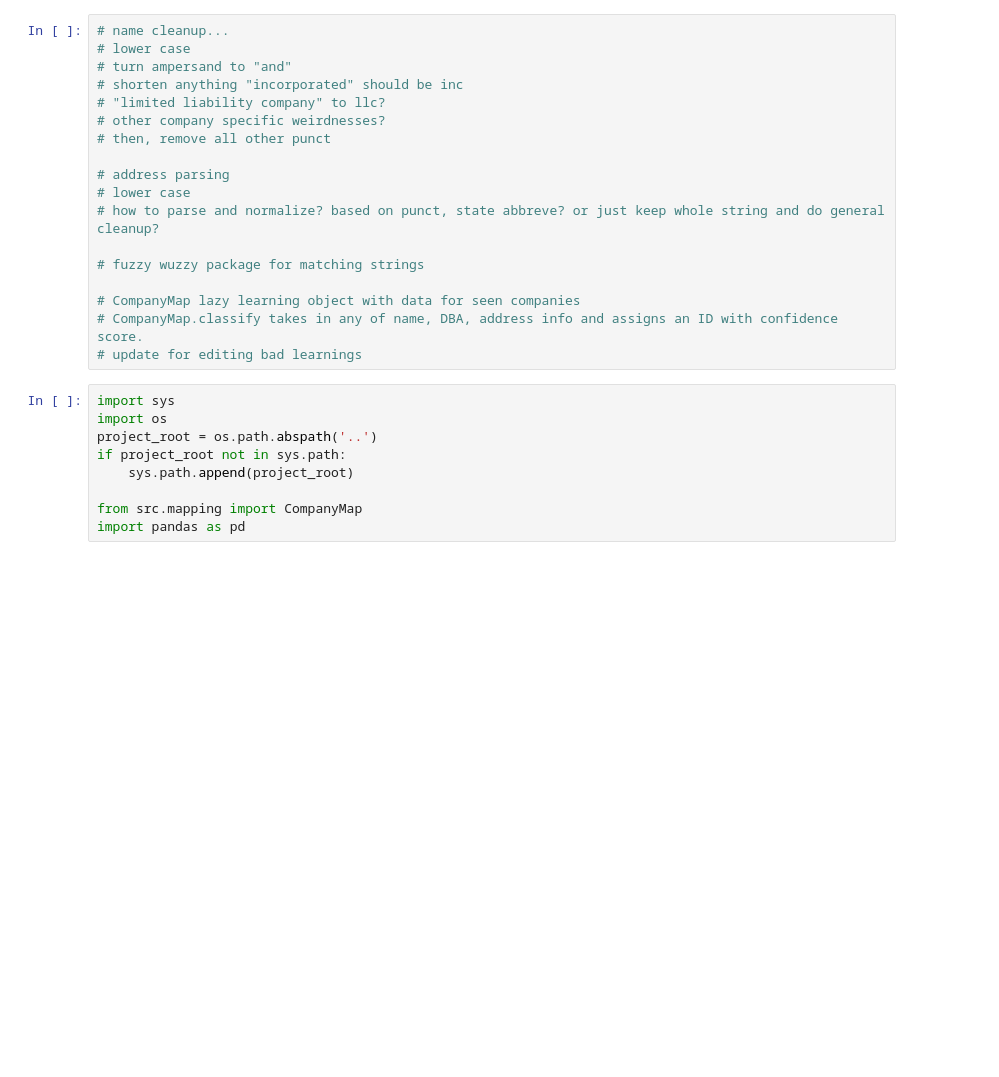
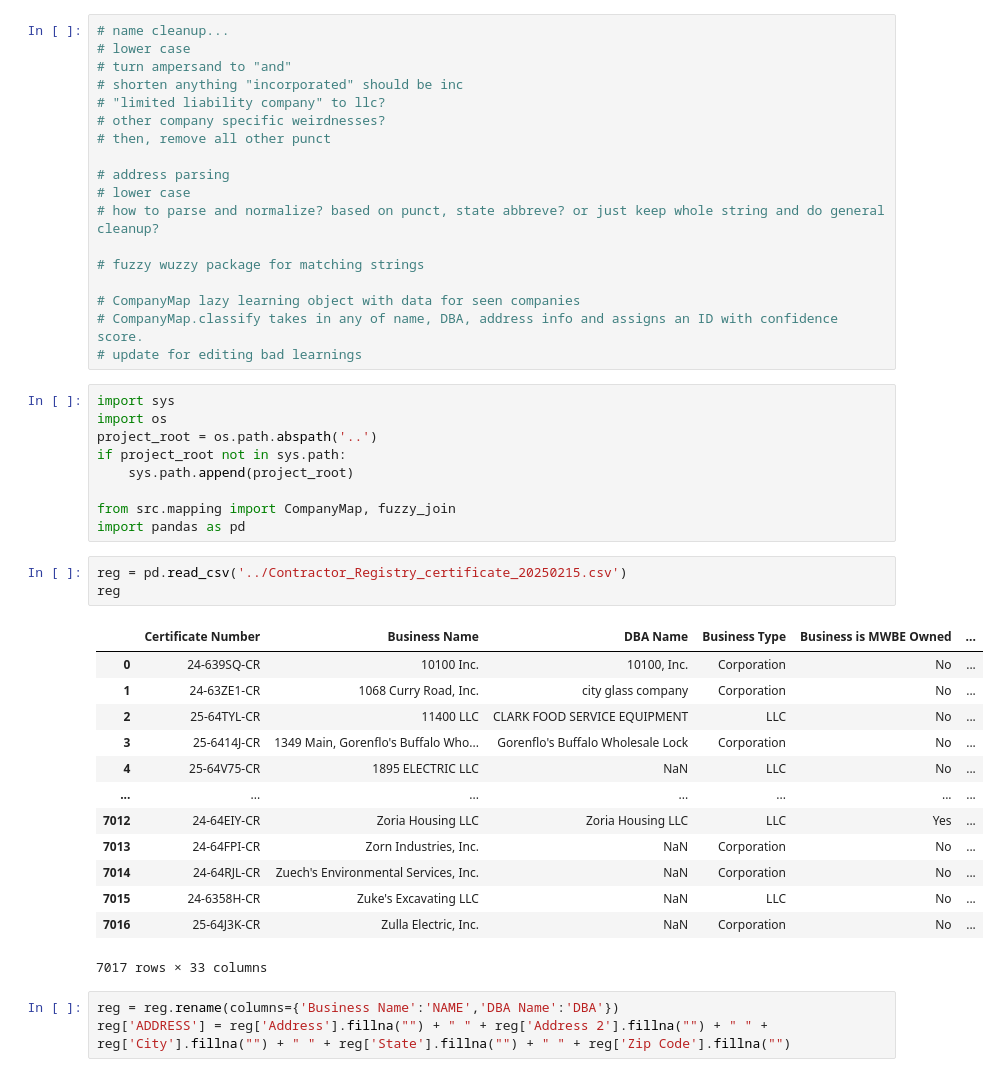
Before and after one commit to allieferas/nyffc-plab, a Jupyter notebook: notebooks/names.ipynb, the cells around one changed output. Saved outputs shown, nothing was run; the diff lists cells and outputs as text; blank space fills up the shorter version.

```diff
--- a/notebooks/names.ipynb
+++ b/notebooks/names.ipynb
@@ -23,6 +23,26 @@ project_root = os.path.abspath('..')
 if project_root not in sys.path:
     sys.path.append(project_root)
 
-from src.mapping import CompanyMap
+from src.mapping import CompanyMap, fuzzy_join
 import pandas as pd
+# %%
+reg = pd.read_csv('../Contractor_Registry_certificate_20250215.csv')
+reg
+# %% [output]
+|  | Certificate Number | Business Name | DBA Name | Business Type | Business is MWBE Owned | ... |
+| 0 | 24-639SQ-CR | 10100 Inc. | 10100, Inc. | Corporation | No | ... |
+| 1 | 24-63ZE1-CR | 1068 Curry Road, Inc. | city glass company | Corporation | No | ... |
+| 2 | 25-64TYL-CR | 11400 LLC | CLARK FOOD SERVICE EQUIPMENT | LLC | No | ... |
+| 3 | 25-6414J-CR | 1349 Main, Gorenflo's Buffalo Who... | Gorenflo's Buffalo Wholesale Lock | Corporation | No | ... |
+| 4 | 25-64V75-CR | 1895 ELECTRIC LLC | NaN | LLC | No | ... |
+| ... | ... | ... | ... | ... | ... | ... |
+| 7012 | 24-64EIY-CR | Zoria Housing LLC | Zoria Housing LLC | LLC | Yes | ... |
+| 7013 | 24-64FPI-CR | Zorn Industries, Inc. | NaN | Corporation | No | ... |
+| 7014 | 24-64RJL-CR | Zuech's Environmental Services, Inc. | NaN | Corporation | No | ... |
+| 7015 | 24-6358H-CR | Zuke's Excavating LLC | NaN | LLC | No | ... |
+| 7016 | 25-64J3K-CR | Zulla Electric, Inc. | NaN | Corporation | No | ... |
+7017 rows × 33 columns
+# %%
+reg = reg.rename(columns={'Business Name':'NAME','DBA Name':'DBA'})
+reg['ADDRESS'] = reg['Address'].fillna("") + " " + reg['Address 2'].fillna("") + " " + reg['City'].fillna("") + " " + reg['State'].fillna("") + " " + reg['Zip Code'].fillna("")
 # %%
```
Also changed, not shown: parts of 9 cells of this notebook, 1 other file.
